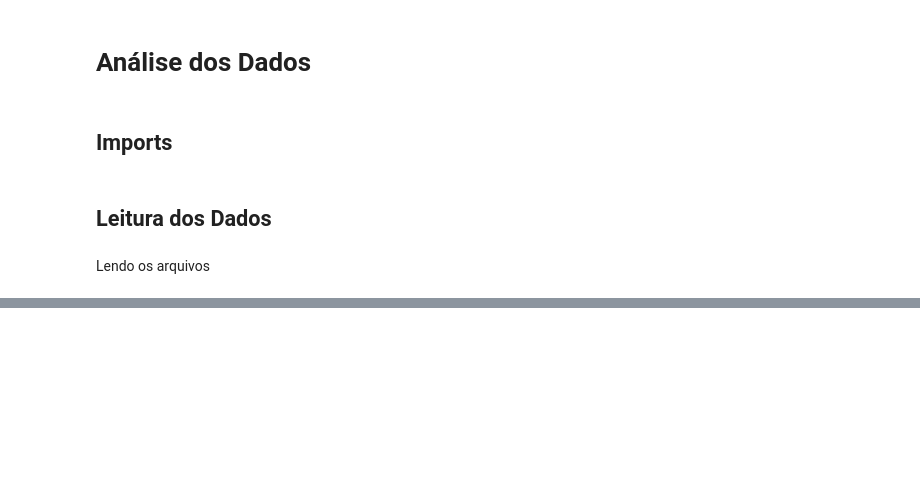
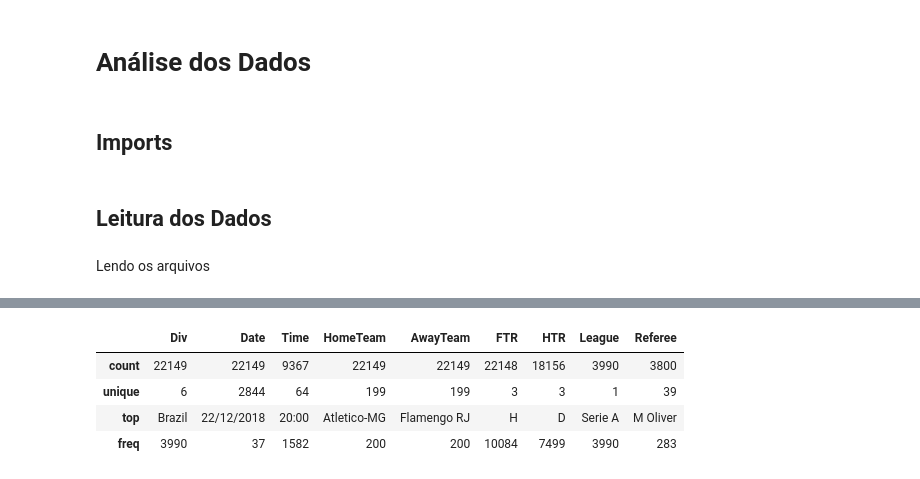
Before and after one commit to matheusalb/Veva365, a Jupyter notebook: Projeto 1.ipynb, the cells around one changed output, grey strips where cells are left out. Saved outputs shown, nothing was run; the diff lists cells and outputs as text; code cells hidden in the pictures; blank space fills up the shorter version.

```diff
--- a/Projeto 1.ipynb
+++ b/Projeto 1.ipynb
@@ -44,0 +73,8 @@ df
+# %%
+df.describe(include='object')
+# %% [output]
+|  | Div | Date | Time | HomeTeam | AwayTeam | FTR | HTR | League | Referee |
+| count | 22149 | 22149 | 9367 | 22149 | 22149 | 22148 | 18156 | 3990 | 3800 |
+| unique | 6 | 2844 | 64 | 199 | 199 | 3 | 3 | 1 | 39 |
+| top | Brazil | 22/12/2018 | 20:00 | Atletico-MG | Flamengo RJ | H | D | Serie A | M Oliver |
+| freq | 3990 | 37 | 1582 | 200 | 200 | 10084 | 7499 | 3990 | 283 |
```
Also changed, not shown: parts of 22 cells of this notebook.
